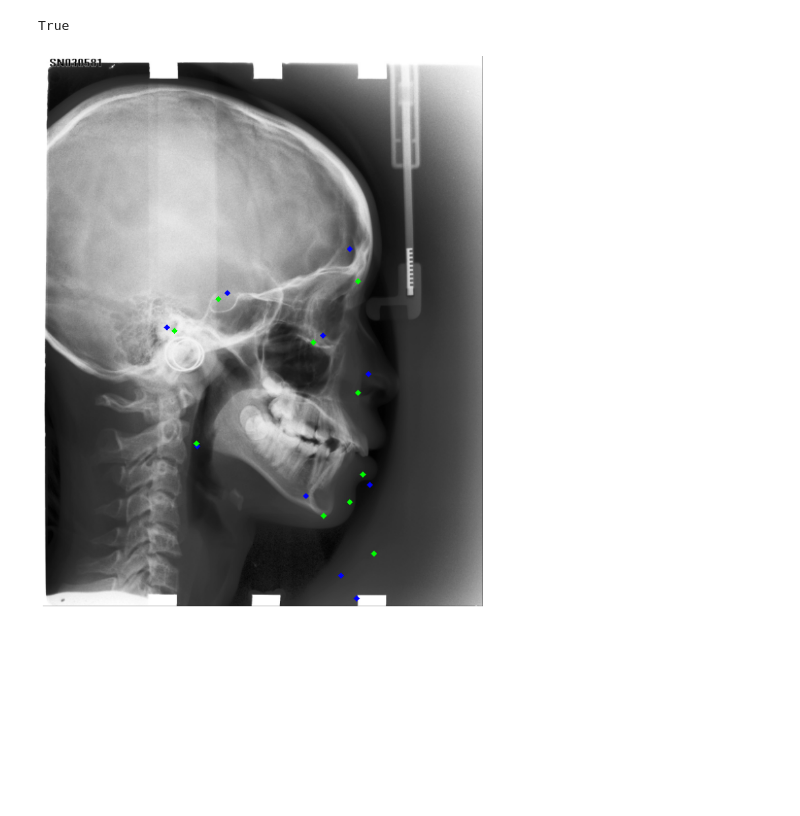
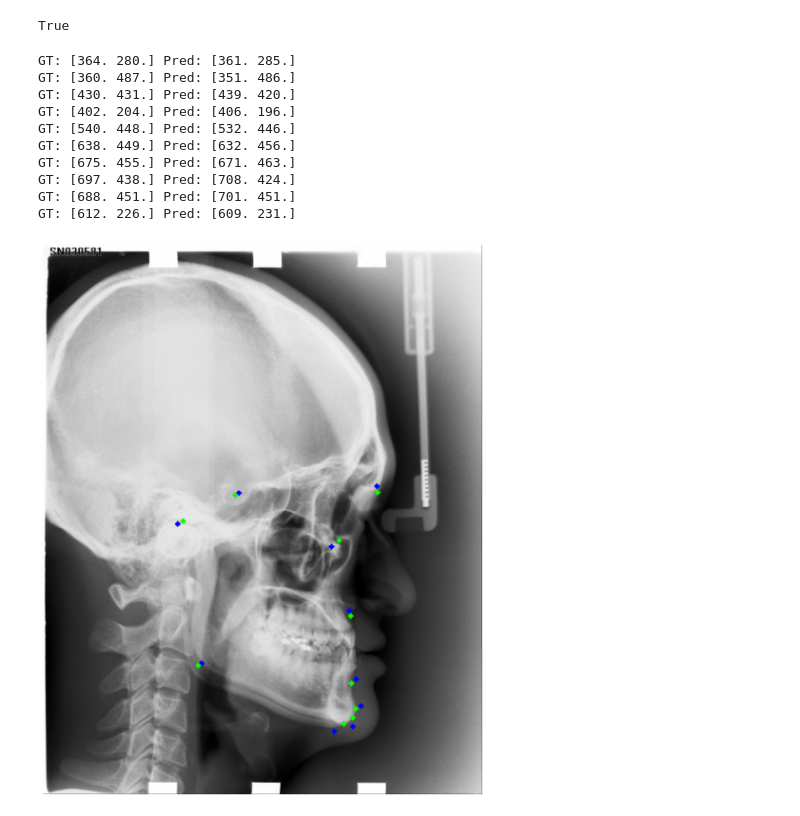
Before and after one commit to hyunseoki/cephalometric_landmark_detection, a Jupyter notebook: notebook/vis.ipynb, the cells around one changed output. Cells and saved outputs as stored; diff of their text form; code cells hidden in the pictures; blank space fills up the shorter version.

```diff
--- a/notebook/vis.ipynb
+++ b/notebook/vis.ipynb
@@ -16,7 +16,7 @@ from src import(
 # %%
 args = dict()
 args['base_folder'] = '../data/val'
-args['weight_fn'] = '../checkpoint/colab/model_best.pth'
+args['weight_fn'] = r'C:\Users\bed1\src\cephalometric_landmark_detection\checkpoint\0213191615\model_best.pth'
 args['num_classes'] = 10
 
 os.path.isdir(args['base_folder'])
@@ -35,6 +44,7 @@ dataset = LandmarkDataset(
 # %%
 %%time
-sample = random.choice(dataset)
+# sample = random.choice(dataset)
+sample = dataset[15]
 
 image, target = sample['input'], sample['target']
 pred = model(image.unsqueeze(0))
@@ -43,33 +53,45 @@ image = image.squeeze().detach().numpy()
 true = target.squeeze().detach().numpy()
 pred = pred.squeeze().detach().numpy()
 image = cv2.cvtColor(image, cv2.COLOR_GRAY2RGB)
 
 for idx in range(args['num_classes']):
     pred_coord = np.array(np.where(pred[idx] > pred[idx].max() * .95))
-    pred_coord = pred_coord.mean(axis=1)
+    pred_coord = np.round(pred_coord.mean(axis=1))
 
     true_coord = np.array(np.where(true[idx] > true[idx].max() * .95))
-    true_coord = true_coord.mean(axis=1)
+    true_coord = np.round(true_coord.mean(axis=1))
+
+    print("GT:" , true_coord , "Pred:", pred_coord)
 
     cv2.circle(
         img=image,
         center=(int(pred_coord[1]), int(pred_coord[0])),
         radius=2,
         color=(0, 0, 1), ## Pred
         thickness=3
     )
 
     cv2.circle(
         img=image,
         center=(int(true_coord[1]), int(true_coord[0])),
         radius=2,
         color=(0, 1, 0), ## True
         thickness=3
     )
 
 plt.figure(figsize=(15,15))
 plt.axis('off')
 plt.imshow(image)
 plt.show()
 # %% [output]
+GT: [364. 280.] Pred: [361. 285.]
+GT: [360. 487.] Pred: [351. 486.]
+GT: [430. 431.] Pred: [439. 420.]
+GT: [402. 204.] Pred: [406. 196.]
+GT: [540. 448.] Pred: [532. 446.]
+GT: [638. 449.] Pred: [632. 456.]
+GT: [675. 455.] Pred: [671. 463.]
+GT: [697. 438.] Pred: [708. 424.]
+GT: [688. 451.] Pred: [701. 451.]
+GT: [612. 226.] Pred: [609. 231.]
-[figure, old version]
+[figure, new version]
```
Also changed, not shown: parts of 3 cells of this notebook.
